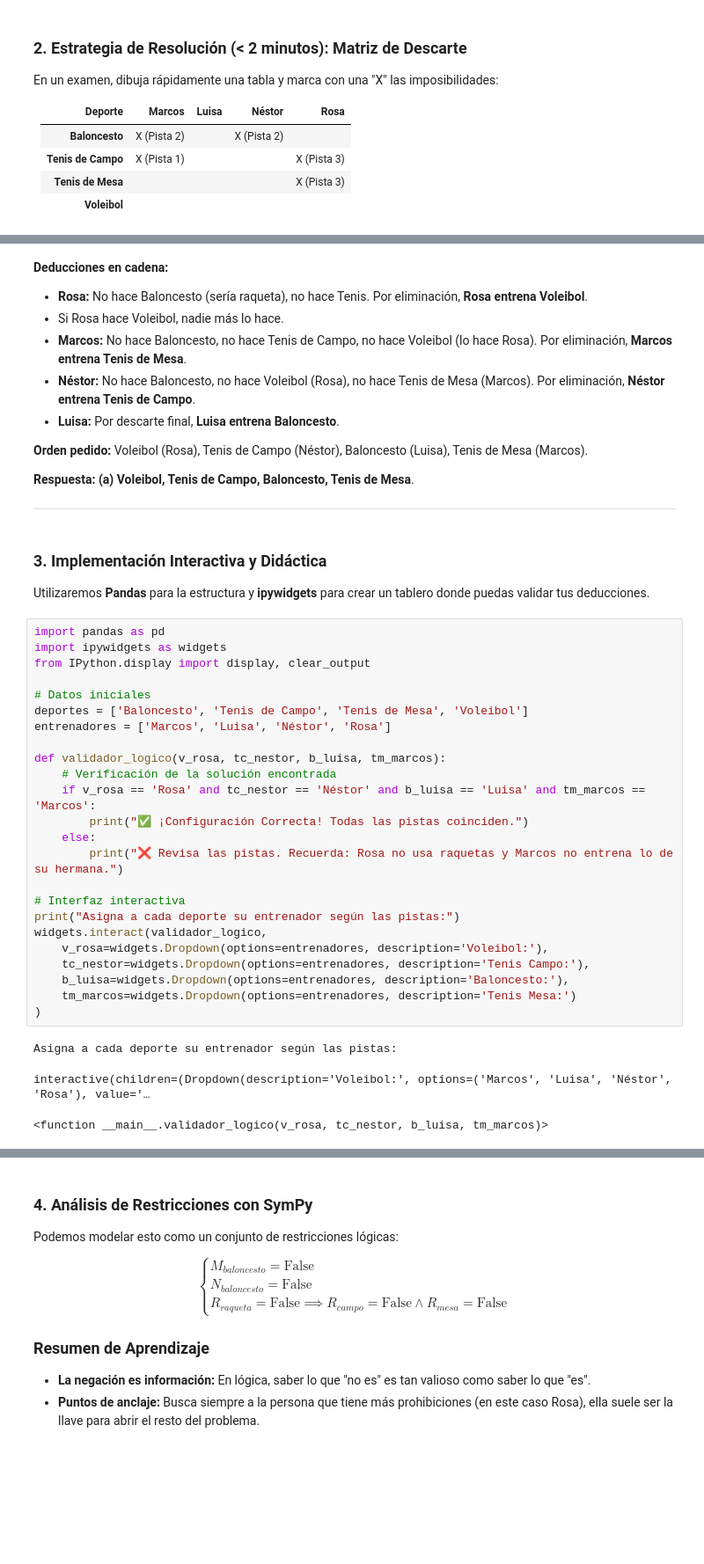
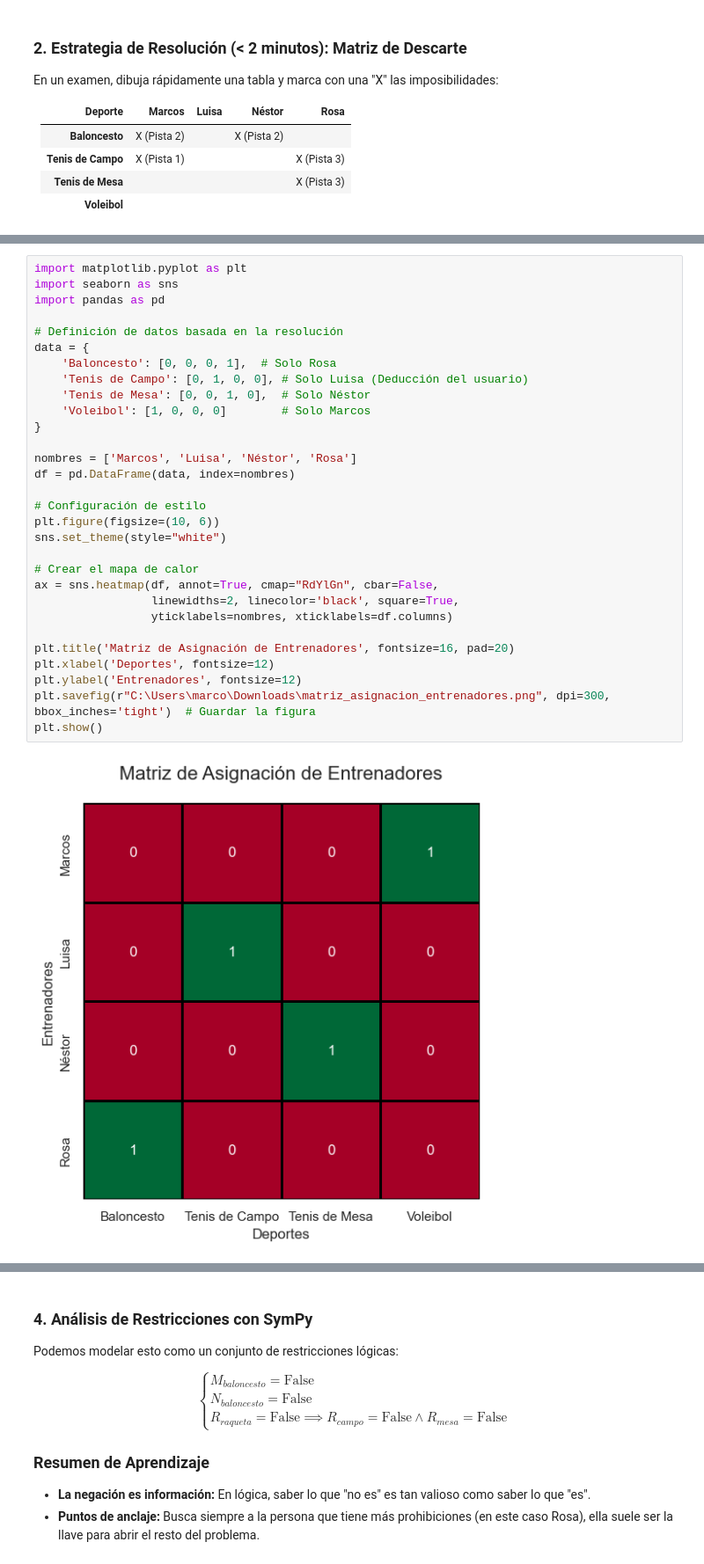
Before and after one commit to marco-canas/camino-udea, a Jupyter notebook: 3_lenguaje_proposicional/clase_02_analisis_del_lenguaje/clase_02_analisis_del_lenguaje.ipynb, the cells around one changed output, grey strips where cells are left out. Shown at 88% size. Drawn from its saved outputs; the diff is of its cells as text; blank space fills up the shorter version.

```diff
--- a/3_lenguaje_proposicional/clase_02_analisis_del_lenguaje/clase_02_analisis_del_lenguaje.ipynb
+++ b/3_lenguaje_proposicional/clase_02_analisis_del_lenguaje/clase_02_analisis_del_lenguaje.ipynb
@@ -968,47 +948,32 @@ Si quieres resolver el problema programáticamente, podrías sustituir las "X" p
-# %% [markdown]
-
-**Deducciones en cadena:**
-* **Rosa:** No hace Baloncesto (sería raqueta), no hace Tenis. Por eliminación, **Rosa entrena Voleibol**.
-* Si Rosa hace Voleibol, nadie más lo hace.
-* **Marcos:** No hace Baloncesto, no hace Tenis de Campo, no hace Voleibol (lo hace Rosa). Por eliminación, **Marcos entrena Tenis de Mesa**.
-* **Néstor:** No hace Baloncesto, no hace Voleibol (Rosa), no hace Tenis de Mesa (Marcos). Por eliminación, **Néstor entrena Tenis de Campo**.
-* **Luisa:** Por descarte final, **Luisa entrena Baloncesto**.
-
-**Orden pedido:** Voleibol (Rosa), Tenis de Campo (Néstor), Baloncesto (Luisa), Tenis de Mesa (Marcos).
-
-**Respuesta:** **(a) Voleibol, Tenis de Campo, Baloncesto, Tenis de Mesa**.
-
----
-# %% [markdown]
-
-### 3. Implementación Interactiva y Didáctica
-
-Utilizaremos **Pandas** para la estructura y **ipywidgets** para crear un tablero donde puedas validar tus deducciones.
-# %%
-import pandas as pd
-import ipywidgets as widgets
-from IPython.display import display, clear_output
-
-# Datos iniciales
-deportes = ['Baloncesto', 'Tenis de Campo', 'Tenis de Mesa', 'Voleibol']
-entrenadores = ['Marcos', 'Luisa', 'Néstor', 'Rosa']
-
-def validador_logico(v_rosa, tc_nestor, b_luisa, tm_marcos):
-    # Verificación de la solución encontrada
-    if v_rosa == 'Rosa' and tc_nestor == 'Néstor' and b_luisa == 'Luisa' and tm_marcos == 'Marcos':
-        print("✅ ¡Configuración Correcta! Todas las pistas coinciden.")
-    else:
-        print("❌ Revisa las pistas. Recuerda: Rosa no usa raquetas y Marcos no entrena lo de su hermana.")
-
-# Interfaz interactiva
-print("Asigna a cada deporte su entrenador según las pistas:")
-widgets.interact(validador_logico,
-    v_rosa=widgets.Dropdown(options=entrenadores, description='Voleibol:'),
-    tc_nestor=widgets.Dropdown(options=entrenadores, description='Tenis Campo:'),
-    b_luisa=widgets.Dropdown(options=entrenadores, description='Baloncesto:'),
-    tm_marcos=widgets.Dropdown(options=entrenadores, description='Tenis Mesa:')
-)
-# %% [output]
-Asigna a cada deporte su entrenador según las pistas:
-interactive(children=(Dropdown(description='Voleibol:', options=('Marcos', 'Luisa', 'Néstor', 'Rosa'), value='…
-<function __main__.validador_logico(v_rosa, tc_nestor, b_luisa, tm_marcos)>
+# %%
+import matplotlib.pyplot as plt
+import seaborn as sns
+import pandas as pd
+
+# Definición de datos basada en la resolución
+data = {
+    'Baloncesto': [0, 0, 0, 1],  # Solo Rosa
+    'Tenis de Campo': [0, 1, 0, 0], # Solo Luisa (Deducción del usuario)
+    'Tenis de Mesa': [0, 0, 1, 0],  # Solo Néstor
+    'Voleibol': [1, 0, 0, 0]        # Solo Marcos
+}
+
+nombres = ['Marcos', 'Luisa', 'Néstor', 'Rosa']
+df = pd.DataFrame(data, index=nombres)
+
+# Configuración de estilo
+plt.figure(figsize=(10, 6))
+sns.set_theme(style="white")
+
+# Crear el mapa de calor
+ax = sns.heatmap(df, annot=True, cmap="RdYlGn", cbar=False,
+                 linewidths=2, linecolor='black', square=True,
+                 yticklabels=nombres, xticklabels=df.columns)
+
+plt.title('Matriz de Asignación de Entrenadores', fontsize=16, pad=20)
+plt.xlabel('Deportes', fontsize=12)
+plt.ylabel('Entrenadores', fontsize=12)
+plt.savefig(r"C:\Users\marco\Downloads\matriz_asignacion_entrenadores.png", dpi=300, bbox_inches='tight')  # Guardar la figura
+plt.show()
+# %% [output]
+[figure, added]
```
Also changed, not shown: parts of 36 cells of this notebook, 3 other files.
